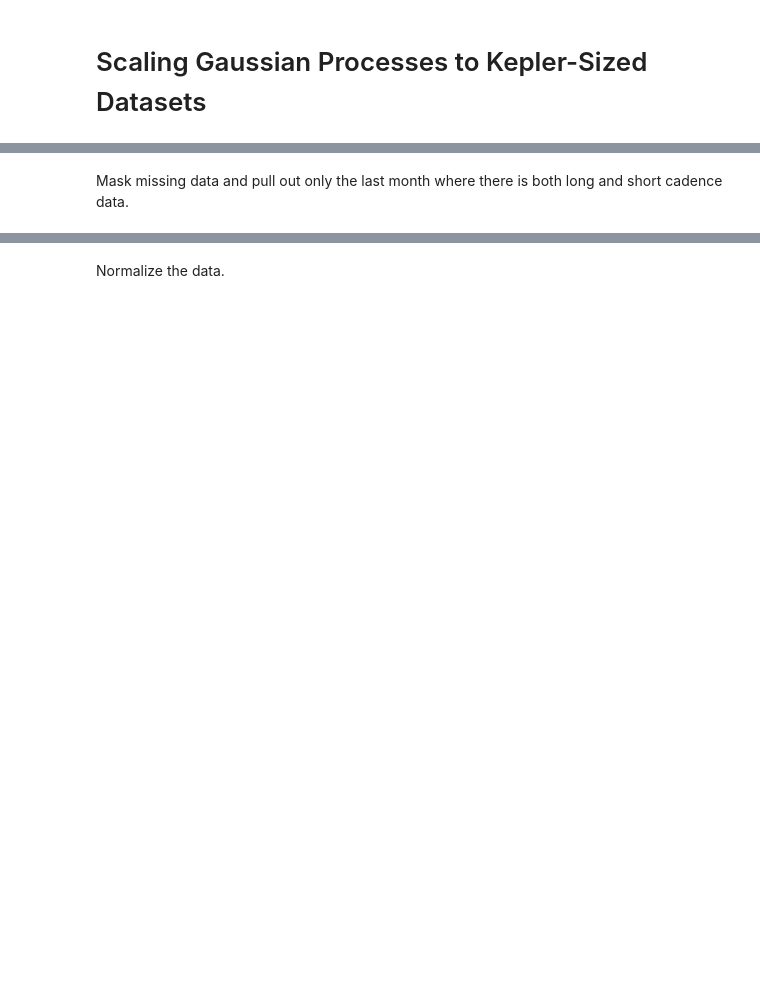
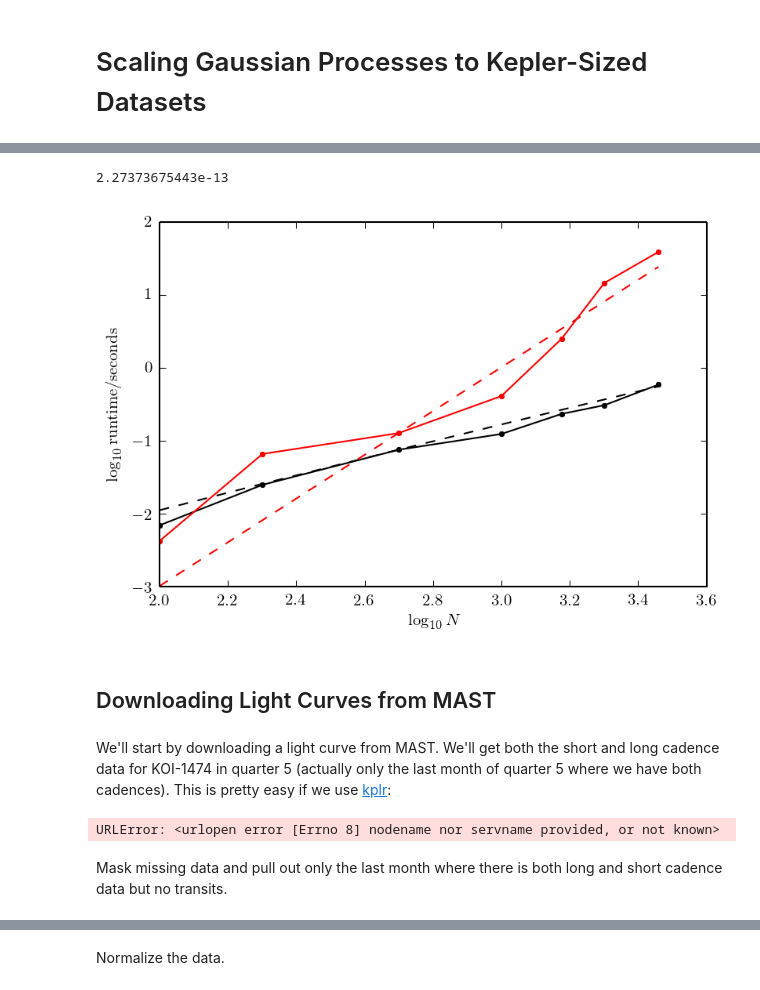
Before and after one commit to dfm/gp, a Jupyter notebook: 02 Kepler Scale Datasets.ipynb, the cells around one changed output, grey strips where cells are left out. Drawn from its saved outputs; the diff is of its cells as text; code cells hidden in the pictures; blank space fills up the shorter version.

```diff
--- a/02 Kepler Scale Datasets.ipynb
+++ b/02 Kepler Scale Datasets.ipynb
@@ -42,13 +50,53 @@ WARNING:root:Unrecognized parameter: 'Flag'
+# %%
+print(george_lnlike(x[:100], y[:100], yerr[:100], np.log(a), np.log(s))
+      -simple_gp_lnlike(x[:100], y[:100], yerr[:100], np.log(a), np.log(s)))
+# %% [output]
+2.27373675443e-13
+# %%
+ns = np.array([100, 200, 500, 1000, 1500, 2000, len(x)], dtype=int)
+george_ts = np.empty(len(ns))
+scipy_ts = np.empty(len(ns))
+for i, n in enumerate(ns):
+    george_ts[i] = timeit.timeit("george_lnlike(x[:{0}], y[:{0}], yerr[:{0}], {1}, {2})"
+                                 .format(n, np.log(a), np.log(s)),
+                                 setup="from __main__ import george_lnlike, x, y, yerr",
+                                 number=3)
+    scipy_ts[i] = timeit.timeit("simple_gp_lnlike(x[:{0}], y[:{0}], yerr[:{0}], {1}, {2})"
+                                 .format(n, np.log(a), np.log(s)),
+                                 setup="from __main__ import simple_gp_lnlike, x, y, yerr",
+                                 number=3)
+# %%
+pl.plot(np.log10(ns), np.log10(george_ts), "-k")
+pl.plot(np.log10(ns), np.log10(george_ts), ".k")
+pl.plot(np.log10(ns), np.log10(ns * np.log(ns) * george_ts[2] / (ns[2]*np.log(ns[2]))), "--k")
+pl.plot(np.log10(ns), np.log10(scipy_ts), "-r")
+pl.plot(np.log10(ns), np.log10(scipy_ts), ".r")
+pl.plot(np.log10(ns), np.log10(ns ** 3 * scipy_ts[2] / (ns[2]**3)), "--r")
+pl.ylim(-3, 2)
+pl.ylabel(r"$\log_{10} \mathrm{runtime} / \mathrm{seconds}$")
+pl.xlabel(r"$\log_{10} N$")
+pl.savefig("figures/scaling-synthetic.pdf");
+# %% [output]
+[figure, added]
+# %% [markdown]
+## Downloading Light Curves from MAST
+# %% [markdown]
+We'll start by downloading a light curve from MAST. We'll get both the short and long cadence data for KOI-1474 in quarter 5 (actually only the last month of quarter 5 where we have both cadences). This is pretty easy if we use [kplr](http://dan.iel.fm/kplr):
 # %%
+client = kplr.API()
+lc = client.light_curves(12365184, ktc_target_type="LC", sci_data_quarter=5)[0]
 with lc.open() as hdus:
     hdu = hdus[1]
     x_lc, y_lc, yerr_lc, q_lc = hdu.data["TIME"], hdu.data["SAP_FLUX"], hdu.data["SAP_FLUX_ERR"], hdu.data["SAP_QUALITY"]
 
+sc = client.light_curves(12365184, ktc_target_type="SC", sci_data_quarter=5)[0]
 with sc.open() as hdus:
     hdu = hdus[1]
     x_sc, y_sc, yerr_sc, q_sc = hdu.data["TIME"], hdu.data["SAP_FLUX"], hdu.data["SAP_FLUX_ERR"], hdu.data["SAP_QUALITY"]
+# %% [output]
+URLError: <urlopen error [Errno 8] nodename nor servname provided, or not known>
 # %% [markdown]
-Mask missing data and pull out only the last month where there is both long and short cadence data.
+Mask missing data and pull out only the last month where there is both long and short cadence data but no transits.
 # %%
 m = np.isfinite(x_lc) * np.isfinite(y_lc) * np.isfinite(yerr_lc) * (x_lc > 504) * (q_lc == 0)
 x_lc, y_lc, yerr_lc = x_lc[m], y_lc[m], yerr_lc[m]
```
Also changed, not shown: parts of 19 cells of this notebook, 2 other files.
